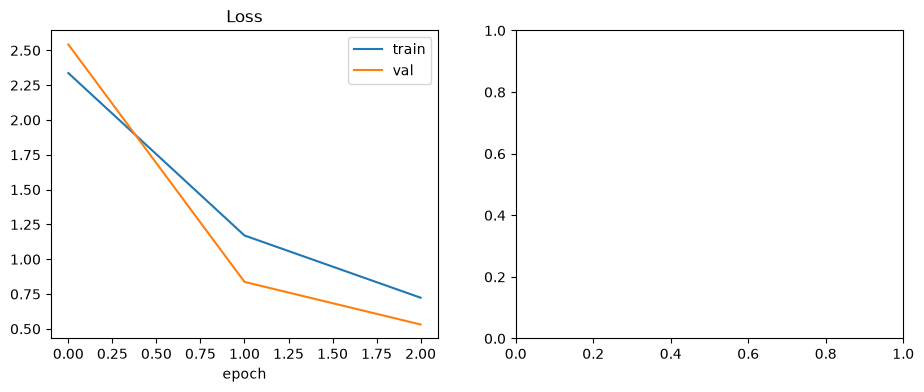
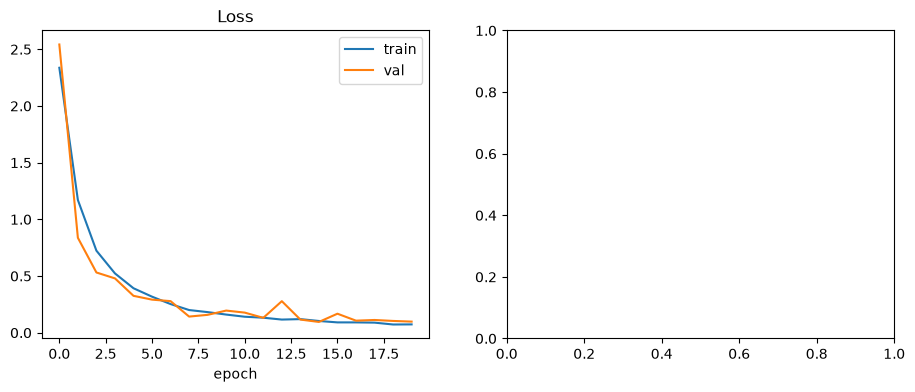
The notebook cell's code change between the first figure and the second:
--- before
+++ after
@@ -1,3 +1,3 @@
-fig, axes = plt.subplots(1, 1, figsize=(11, 4))
+fig, axes = plt.subplots(1, 2, figsize=(11, 4))
 axes[0].plot(history.history['loss'], label='train')
 axes[0].plot(history.history['val_loss'], label='val')

Commit: UPDATE FILE